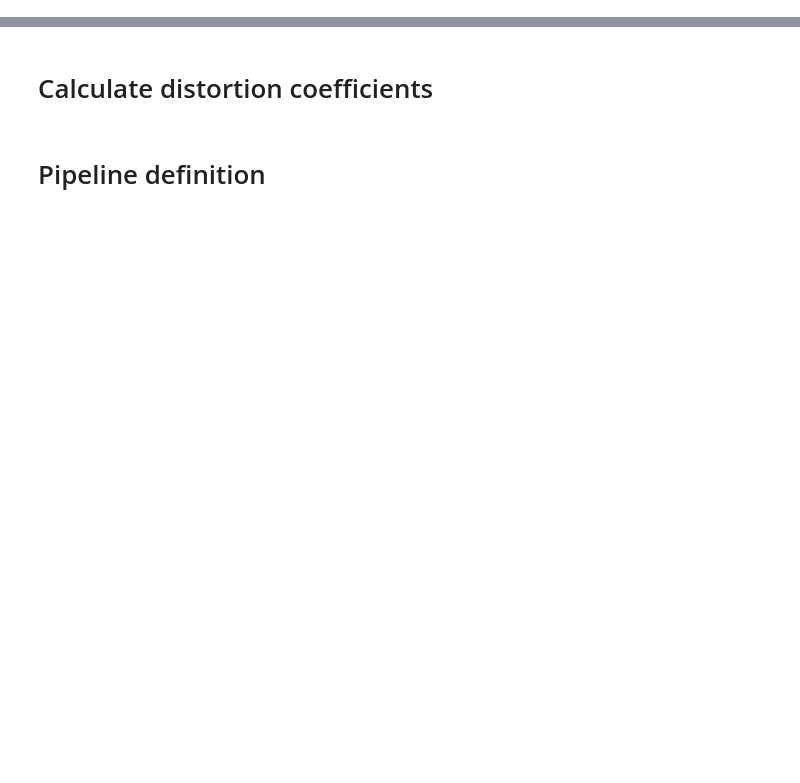
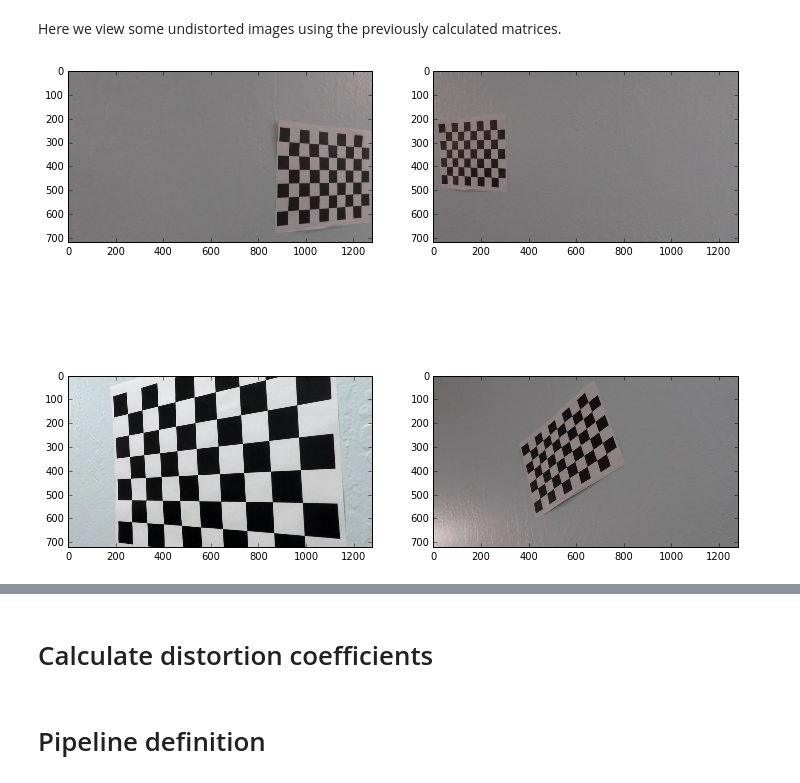
Before and after one commit to mmccuiston/CarND-Advanced-Lane-Lines, a Jupyter notebook: advanced-lane.ipynb, the cells around one changed output, grey strips where cells are left out. Drawn from its saved outputs; the diff is of its cells as text; code cells hidden in the pictures; blank space fills up the shorter version.

```diff
--- a/advanced-lane.ipynb
+++ b/advanced-lane.ipynb
@@ -0,0 +55,13 @@
+# %%
+%matplotlib inline
+ret, mtx, dist, rvecs, tvecs = cv2.calibrateCamera(objpoints, imgpoints, shape, None, None)
+# %% [markdown]
+Here we view some undistorted images using the previously calculated matrices.
+# %%
+plt.figure(figsize=(12,10))
+for plot_num, i in enumerate(test_images):
+    dst = cv2.undistort(cv2.imread(images[i]), mtx, dist, None, mtx)
+    plt.subplot(2,2,(plot_num + 1))
+    plt.imshow(dst)
+# %% [output]
+[figure, added]
```
Also changed, not shown: parts of 21 cells of this notebook.
